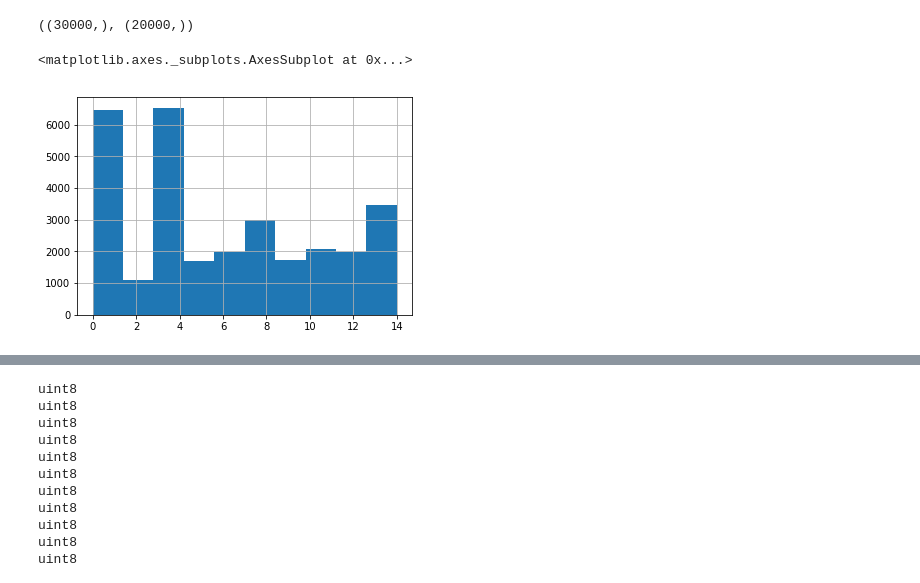
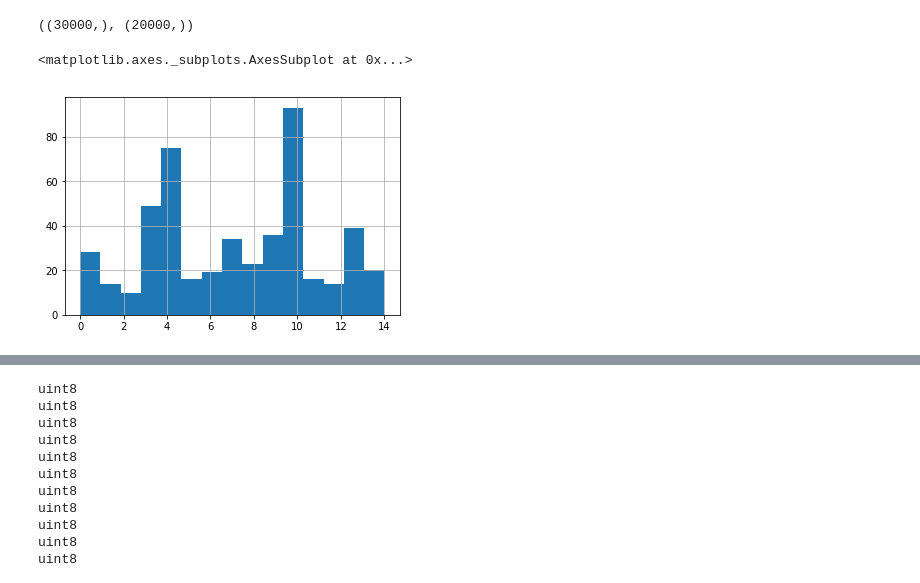
Before and after one commit to alerk/ml_class, a Jupyter notebook: 13.1.kalapa_challenge_data_clean_transform.ipynb, the cells around one changed output, grey strips where cells are left out. Saved outputs shown, nothing was run; the diff lists cells and outputs as text; code cells hidden in the pictures.

```diff
--- a/13.1.kalapa_challenge_data_clean_transform.ipynb
+++ b/13.1.kalapa_challenge_data_clean_transform.ipynb
@@ -64,17 +64,18 @@ def diffAge(row):
         return (a+b)/2.0
 
 def groupAge(age):
-    # 18-23; 23-35; 35-50; 50+
+    # Based on distribution of bad label and bad ratio
+    # 18-21; 21-30; 30-45; 45+
     result = ""
     if np.isnan(age):
         result = "AGE_NONE"
     elif age <= 18:
         result = "AGE_0"
-    elif age <=23:
+    elif age <= 21:
         result = "AGE_1"
-    elif age <=35:
+    elif age <= 30:
         result = "AGE_2"
-    elif age <= 50:
+    elif age <= 45:
         result = "AGE_3"
     else:
         result = "AGE_4"
@@ -774,7 +763,7 @@ X_cluster.shape, Y_cluster.shape
 pdfTrain["kmean_cluster"] = X_cluster
 pdfTest["kmean_cluster"] = Y_cluster
 # %%
-pdfTrain["kmean_cluster"].hist()
+pdfTrain[pdfTrain["label"]==1]["kmean_cluster"].hist(bins=15)
 # %% [output]
 <matplotlib.axes._subplots.AxesSubplot at 0x...>
-[figure, old version]
+[figure, new version]
```
Also changed, not shown: parts of 71 cells of this notebook.
